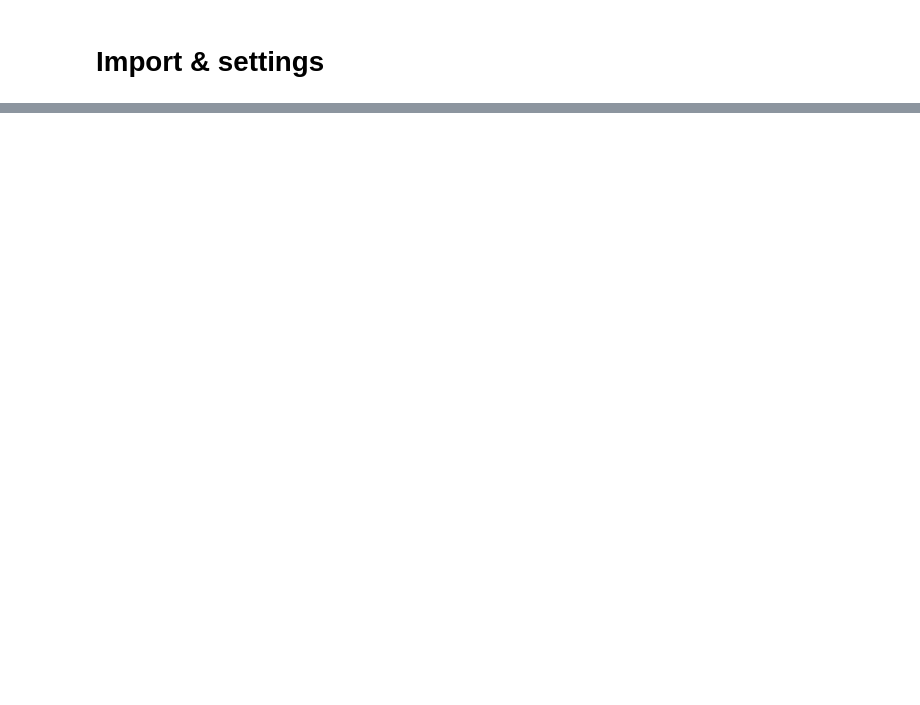
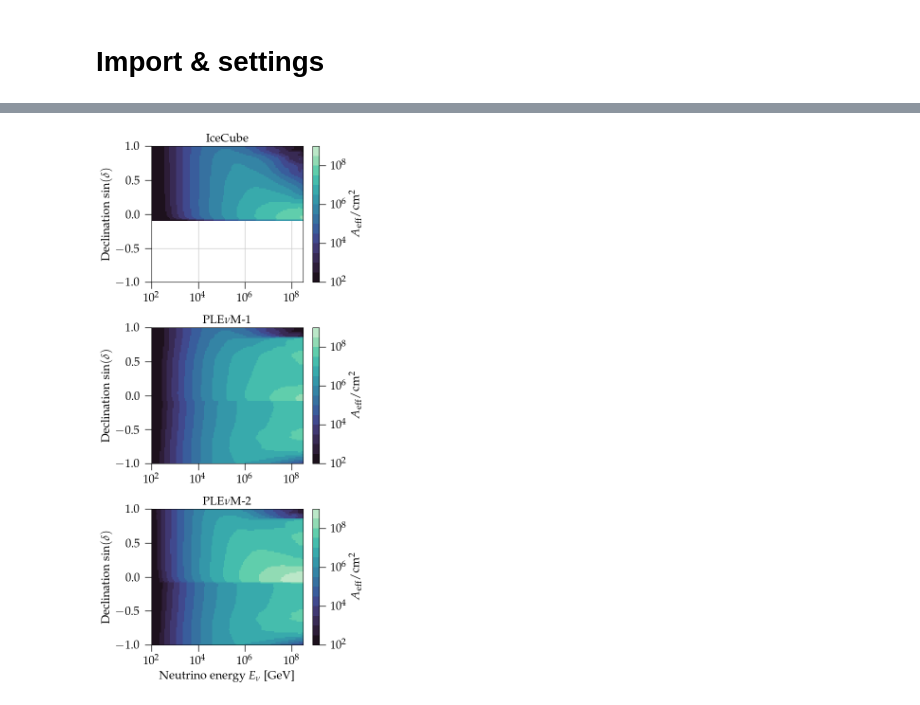
Before and after one commit to PLEnuM-group/Plenum, a Jupyter notebook: notebooks/misc/plotting_standalone.ipynb, the cells around one changed output, grey strips where cells are left out. Saved outputs shown, nothing was run; the diff lists cells and outputs as text; code cells hidden in the pictures; blank space fills up the shorter version.

```diff
--- a/notebooks/misc/plotting_standalone.ipynb
+++ b/notebooks/misc/plotting_standalone.ipynb
@@ -18,22 +15,32 @@
 # %% [markdown]
 # Import & settings
 # %%
+import sys
+sys.path.insert(0, "../../core/")
+
 from os.path import join
 from collections import namedtuple
 import warnings
+warnings.filterwarnings("ignore")
 import numpy as np
 import pandas as pd
+from pickle import load
 from scipy.stats import chi2
 
-# PLEnuM settings.py
+# PLEnuM tools
 import settings as st
+from tools import get_mids
+from fluxes import ngc_flux, ngc_cut_flux, PL_flux, PLcut_flux, power_law, cut_off
+from aeff_calculations import get_aeff_and_binnings
 
 # plot settings
 import seaborn as sns
 from matplotlib.patches import Rectangle
 import matplotlib
 import matplotlib.pyplot as plt
+import matplotlib.ticker as ticker
+# plt.style.use("../../style.mplstyle")
 
-warnings.filterwarnings("ignore")
-plt.style.use("/home/hpc/capn/capn102h/repos/Plenum/style.mplstyle")
+plot_path = "plots/ngc_paper"
+#plot_path = "plots/paper"
 # %% [output]
@@ -76,0 +183,77 @@ phi_c_68 /= 1e11
+# %%
+aeff_2d, _, _, _ = get_aeff_and_binnings("upgoing")
+# %%
+# vertical plot
+ecap_listed_cmap = st.ListedColormap(sns.color_palette("mako", n_colors=14))
+log_col = LogNorm(
+    vmin=1e2,
+    vmax=1e9,
+)
+fig, axes = plt.subplots(nrows=3, figsize=(6, 12))
+ax = axes[0]
+ax.set_title("IceCube")
+p = ax.pcolormesh(
+    st.ebins,
+    st.sindec_bins,
+    aeff_2d["IceCube"].T,
+    norm=log_col,
+    cmap=ecap_listed_cmap,
+    linewidth=0,
+    rasterized=True,
+)
+cb = plt.colorbar(p, ax=ax)
+cb.set_label(r"$A_{\rm eff} / \rm cm^2$")
+cb.ax.tick_params(direction="out")
+ax.set_xscale("log")
+ax.set_xlim(1e2, 3e8)
+
+ax = axes[1]
+ax.set_title(r"PLE$\nu$M-1")
+p = ax.pcolormesh(
+    st.ebins,
+    st.sindec_bins,
+    aeff_2d["Plenum-1"].T,
+    norm=log_col,
+    cmap=ecap_listed_cmap,
+    linewidth=0,
+    rasterized=True,
+)
+cb = plt.colorbar(p, ax=ax)
+cb.set_label(r"$A_{\rm eff} / \rm cm^2$")
+cb.ax.tick_params(direction="out")
+ax.set_xscale("log")
+ax.set_xlim(1e2, 3e8)
+
+ax = axes[2]
+ax.set_title(r"PLE$\nu$M-2")
+p = ax.pcolormesh(
+    st.ebins,
+    st.sindec_bins,
+    aeff_2d["Plenum-2"].T,
+    norm=log_col,
+    cmap=ecap_listed_cmap,
+    linewidth=0,
+    rasterized=True,
+)
+cb = plt.colorbar(p, ax=ax)
+cb.set_label(r"$A_{\rm eff} / \rm cm^2$")
+cb.ax.tick_params(direction="out")
+ax.set_xscale("log")
+ax.set_xlim(1e2, 3e8)
+ax.set_xlabel(r"Neutrino energy $E_\nu$ [GeV]")
+
+for ax in axes:
+    ax.set_ylabel(r"Declination $\sin(\delta)$")
+    ax.tick_params(direction="out", top=False, right=False)
+
+fig.tight_layout()
+# # (left, bottom, width, height)
+# cbax = fig.add_axes([0.95, 0.7, 0.035, 0.25])
+# cb = fig.colorbar(p, cax=cbax)
+# cb.set_label(r"$A_{\rm eff} / \rm cm^2$")
+fig.subplots_adjust(right=0.88)
+fig.savefig(
+    join(st.BASEPATH, plot_path, "aeff_upgoing_comparison_IC_PLENUM-1-2_vertical.pdf")
+)
+# %% [output]
+[figure, added]
```
Also changed, not shown: parts of 65 cells of this notebook, 17 other files.
